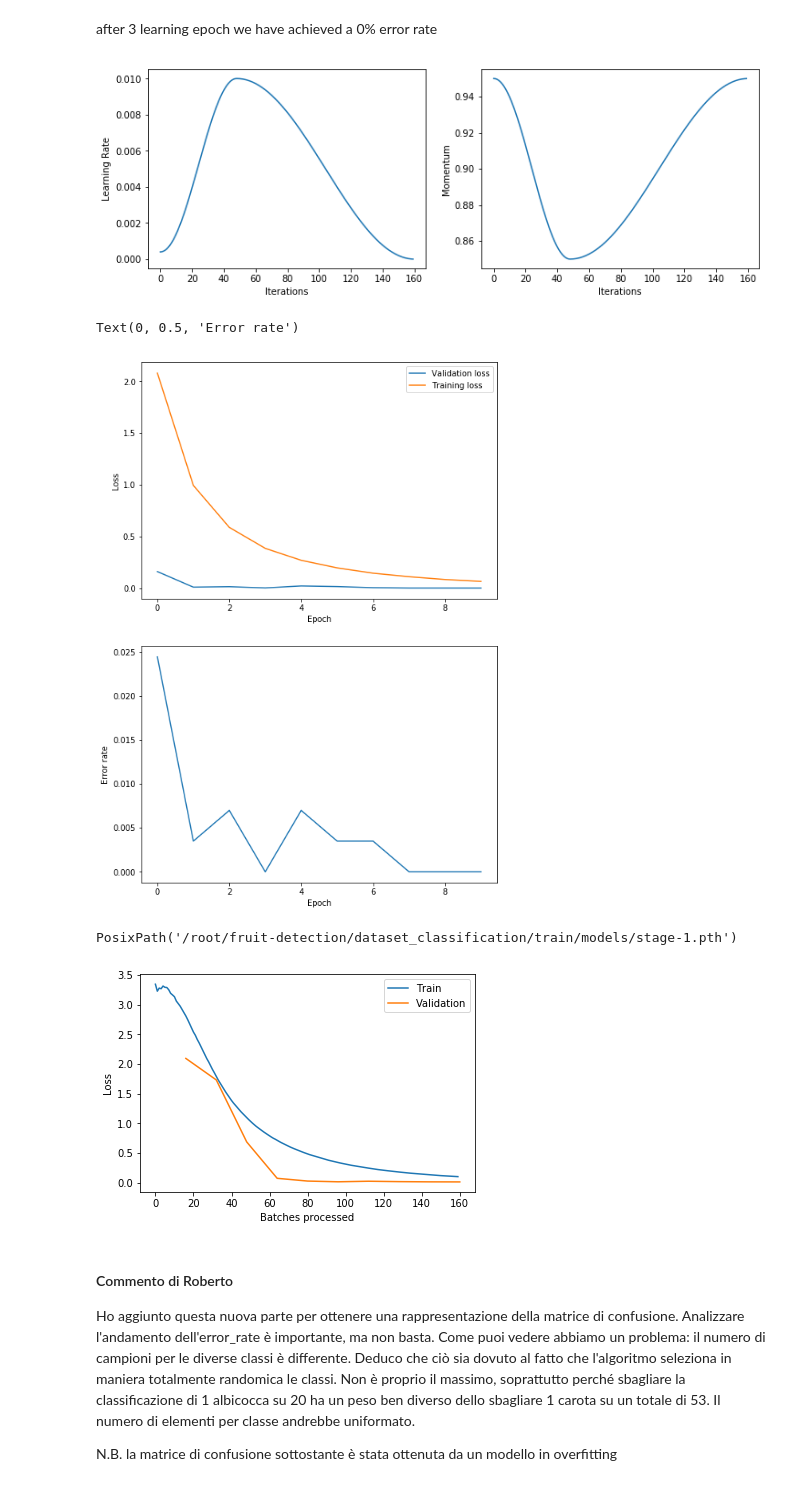
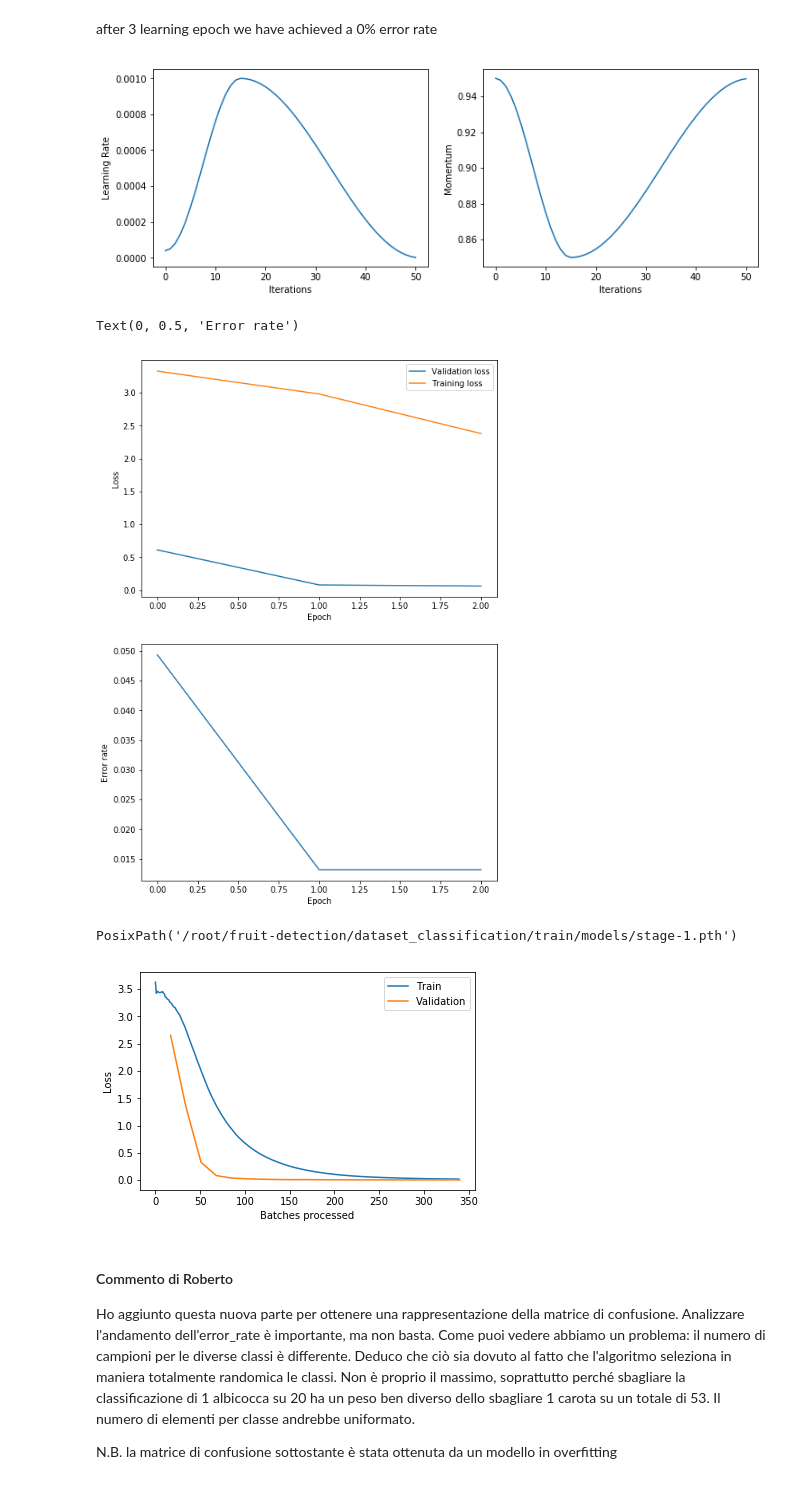
Before and after one commit to mone27/fruit-detection, a Jupyter notebook: Classification.ipynb, the cells around one changed output. Saved outputs shown, nothing was run; the diff lists cells and outputs as text; code cells hidden in the pictures.

```diff
--- a/Classification.ipynb
+++ b/Classification.ipynb
@@ -83,5 +85,7 @@ Per comprendere meglio questa parte ti invito a leggere quanto segue, che spiega
 https://stats.stackexchange.com/questions/187335/validation-error-less-than-training-error/187404#187404
 Ovviamente, nella soluzione con 20 epochs ci troviamo in overfitting.
 # %%
-learn.fit_one_cycle(10, 1e-4) #make 4 learning epoch
+epochs = 3
+lr = 1e-3
+learn.fit_one_cycle(epochs, lr) #make 4 learning epoch
 # %% [output]
@@ -102,20 +99,21 @@ after 3 learning epoch we have achieved a 0% error rate
 # %%
 learn.recorder.plot_lr(show_moms=True)
 # %% [output]
-[figure, old version]
+[figure, new version]
 # %%
 fig,ax = plt.subplots(2,1,figsize=(8,12))
-ax[0].plot(list(range(10)),learn.recorder.val_losses, label='Validation loss')
-ax[0].plot(list(range(10)),[learn.recorder.losses[i] for i in range(12,10*13,13)], label='Training loss')
+ax[0].plot(list(range(epochs)),learn.recorder.val_losses, label='Validation loss')
+ax[0].plot(list(range(epochs)),[learn.recorder.losses[i] for i in range(epochs+2,epochs*(epochs+3),epochs+3)], label='Training loss')
+#ax[0].plot(list(range(epochs)),[learn.recorder.losses[i] for i in range(0,len(learn.recorder.losses),epochs-3)], label='Training loss')
 ax[0].set_xlabel('Epoch')
 ax[0].set_ylabel('Loss')
 ax[0].legend(loc='upper right')
-ax[1].plot(list(range(10)),learn.recorder.metrics)
+ax[1].plot(list(range(epochs)),learn.recorder.metrics)
 ax[1].set_xlabel('Epoch')
 ax[1].set_ylabel('Error rate')
 # %% [output]
 Text(0, 0.5, 'Error rate')
-[figure, old version]
+[figure, new version]
 # %%
 learn.save('stage-1', return_path=True)
 # %% [output]
@@ -123,7 +121,7 @@ PosixPath('/root/fruit-detection/dataset_classification/train/models/stage-1.pth
 # %%
 learn.recorder.plot_losses()
 # %% [output]
-[figure, old version]
+[figure, new version]
 # %%
 interp = ClassificationInterpretation.from_learner(learn)
 # %% [markdown]
```
Also changed, not shown: parts of 12 cells of this notebook, 5 other files.
